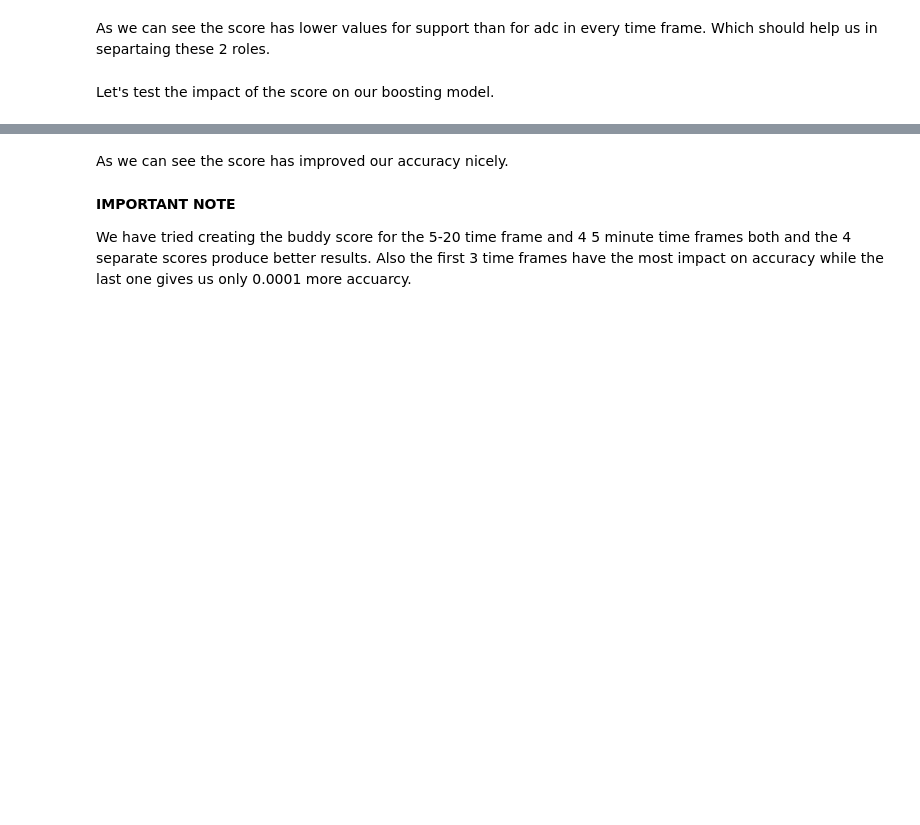
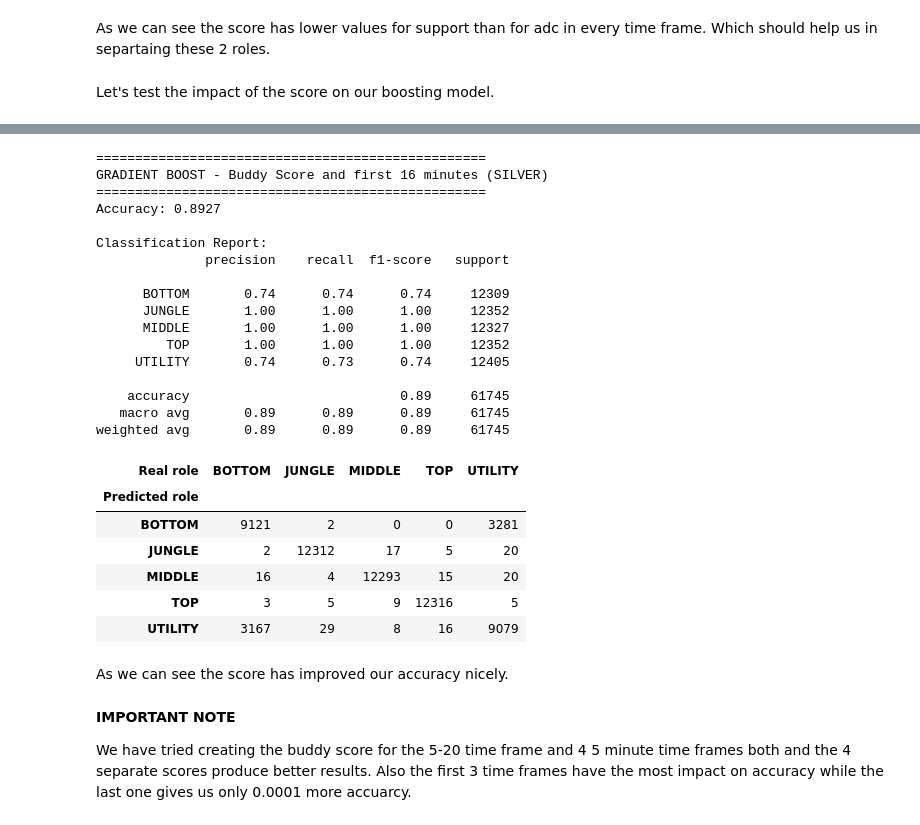
Before and after one commit to Kapponohacco/League-Ml-Project, a Jupyter notebook: src/models_with_silver.ipynb, the cells around one changed output, grey strips where cells are left out. Drawn from its saved outputs; the diff is of its cells as text; code cells hidden in the pictures; blank space fills up the shorter version.

```diff
--- a/src/models_with_silver.ipynb
+++ b/src/models_with_silver.ipynb
@@ -1758,3 +1951,56 @@ weighted avg       0.94      0.94      0.94     96438
+# %%
+model_gb_buddy_silver = HistGradientBoostingClassifier(
+    max_iter=50,
+    learning_rate=0.1,
+    max_depth=4,
+    random_state=random_state
+)
+
+model_gb_buddy_silver.fit(X_train_silver, y_train_silver)
+y_pred_gb_buddy_silver = model_gb_buddy_silver.predict(X_test_silver)
+
+print("="*50)
+print(f"GRADIENT BOOST - Buddy Score and first 16 minutes (SILVER)")
+print("="*50)
+acc_gb_buddy_silver = accuracy_score(y_test_silver, y_pred_gb_buddy_silver)
+print(f"Accuracy: {acc_gb_buddy_silver:.4f}")
+print("\nClassification Report:")
+print(classification_report(y_test_silver, y_pred_gb_buddy_silver))
+
+
+confusion_table_gb_buddy_silver = pd.crosstab(
+    y_pred_gb_buddy_silver,
+    y_test_silver,
+    rownames=["Predicted role"],
+    colnames=["Real role"]
+)
+
+confusion_table_gb_buddy_silver
+# %% [output]
+==================================================
+GRADIENT BOOST - Buddy Score and first 16 minutes (SILVER)
+==================================================
+Accuracy: 0.8927
+
+Classification Report:
+              precision    recall  f1-score   support
+
+      BOTTOM       0.74      0.74      0.74     12309
+      JUNGLE       1.00      1.00      1.00     12352
+      MIDDLE       1.00      1.00      1.00     12327
+         TOP       1.00      1.00      1.00     12352
+     UTILITY       0.74      0.73      0.74     12405
+
+    accuracy                           0.89     61745
+   macro avg       0.89      0.89      0.89     61745
+weighted avg       0.89      0.89      0.89     61745
+| Real role | BOTTOM | JUNGLE | MIDDLE | TOP | UTILITY |
+| Predicted role |  |  |  |  |  |
+| BOTTOM | 9121 | 2 | 0 | 0 | 3281 |
+| JUNGLE | 2 | 12312 | 17 | 5 | 20 |
+| MIDDLE | 16 | 4 | 12293 | 15 | 20 |
+| TOP | 3 | 5 | 9 | 12316 | 5 |
+| UTILITY | 3167 | 29 | 8 | 16 | 9079 |
 # %% [markdown]
 As we can see the score has improved our accuracy nicely.
 # %% [markdown]
```
Also changed, not shown: parts of 55 cells of this notebook.
